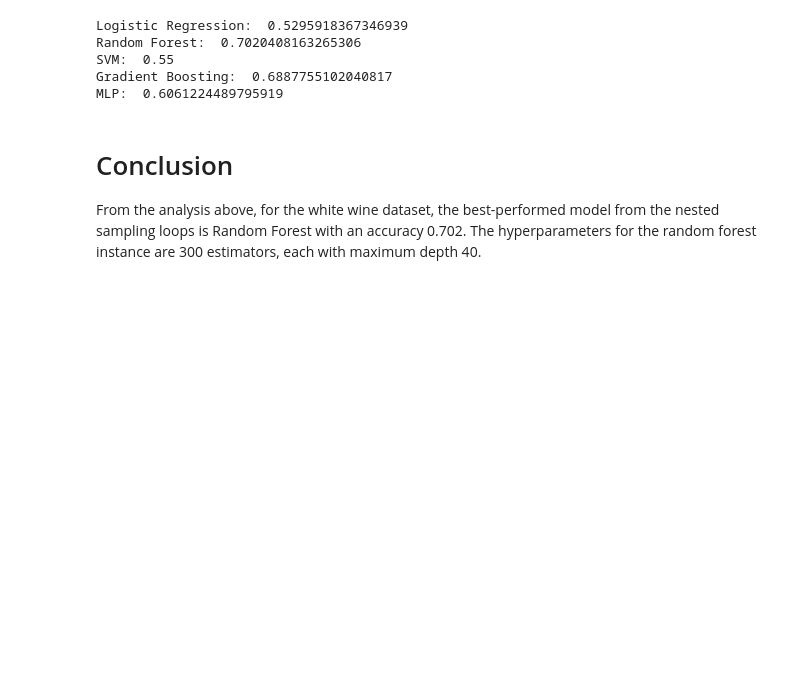
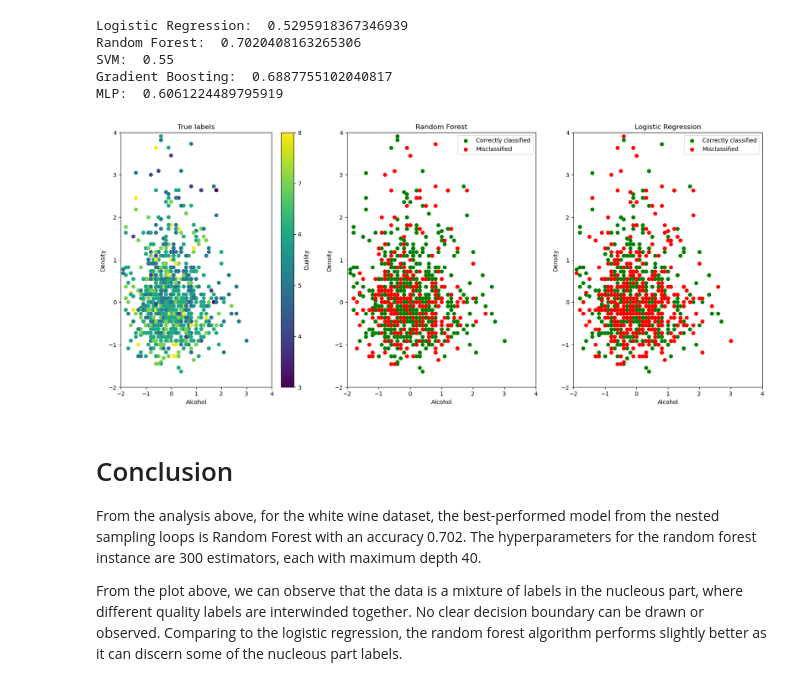
Before and after one commit to COSC5557/ml-algorithm-selection-Brookluo, a Jupyter notebook: ml-search.ipynb, the cells around one changed output. Drawn from its saved outputs; the diff is of its cells as text; code cells hidden in the pictures; blank space fills up the shorter version.

Commit message:
Adding comparison plots

```diff
--- a/ml-search.ipynb
+++ b/ml-search.ipynb
@@ -182,7 +182,48 @@ Random Forest:  0.7020408163265306
 SVM:  0.55
 Gradient Boosting:  0.6887755102040817
 MLP:  0.6061224489795919
+# %%
+# Draw the decision boundary for the best and worst model
+# pick the best two correlated features with the quality, which are alcohol
+# and density
+
+fig, ax = plt.subplots(1, 3, figsize=(20, 8))
+
+scatter = ax[0].scatter(X_test[:, 0], X_test[:, 1], c=y_test, cmap='viridis')
+ax[0].set_title('True labels')
+ax[0].set_xlabel('Alcohol')
+ax[0].set_ylabel('Density')
+ax[0].set_xlim(-2, 4)
+ax[0].set_ylim(-2, 4)
+cbar = plt.colorbar(scatter, ax=ax[0])
+cbar.set_label('Quality')
+
+y_pred = rf.fit(X_train, y_train).predict(X_test)
+ax[1].scatter(X_test[y_test == y_pred, 0], X_test[y_test == y_pred, 1], c='g', label='Correctly classified')
+ax[1].scatter(X_test[y_test != y_pred, 0], X_test[y_test != y_pred, 1], c='r', label='Misclassified')
+ax[1].set_title('Random Forest')
+ax[1].set_xlabel('Alcohol')
+ax[1].set_ylabel('Density')
+ax[1].set_xlim(-2, 4)
+ax[1].set_ylim(-2, 4)
+ax[1].legend()
+
+y_pred = log_reg.fit(X_train, y_train).predict(X_test)
+ax[2].scatter(X_test[y_test == y_pred, 0], X_test[y_test == y_pred, 1], c='g', label='Correctly classified')
+ax[2].scatter(X_test[y_test != y_pred, 0], X_test[y_test != y_pred, 1], c='r', label='Misclassified')
+ax[2].set_title('Logistic Regression')
+ax[2].set_xlabel('Alcohol')
+ax[2].set_ylabel('Density')
+ax[2].set_xlim(-2, 4)
+ax[2].set_ylim(-2, 4)
+ax[2].legend()
+
+plt.show()
+# %% [output]
+[figure, added]
 # %% [markdown]
 # Conclusion
 
 From the analysis above, for the white wine dataset, the best-performed model from the nested sampling loops is Random Forest with an accuracy 0.702. The hyperparameters for the random forest instance are 300 estimators, each with maximum depth 40.
+
+From the plot above, we can observe that the data is a mixture of labels in the nucleous part, where different quality labels are interwinded together. No clear decision boundary can be drawn or observed. Comparing to the logistic regression, the random forest algorithm performs slightly better as it can discern some of the nucleous part labels.
```
